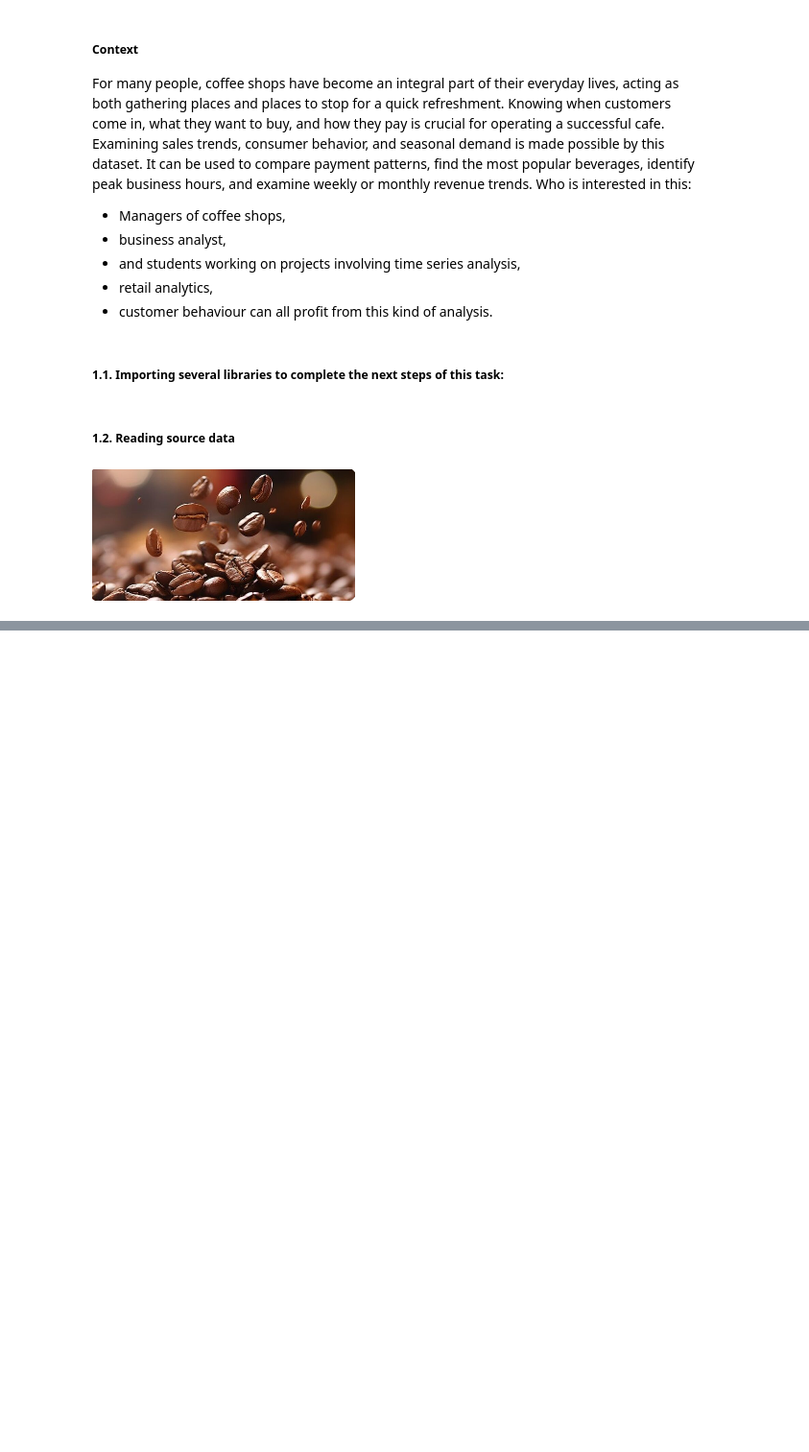
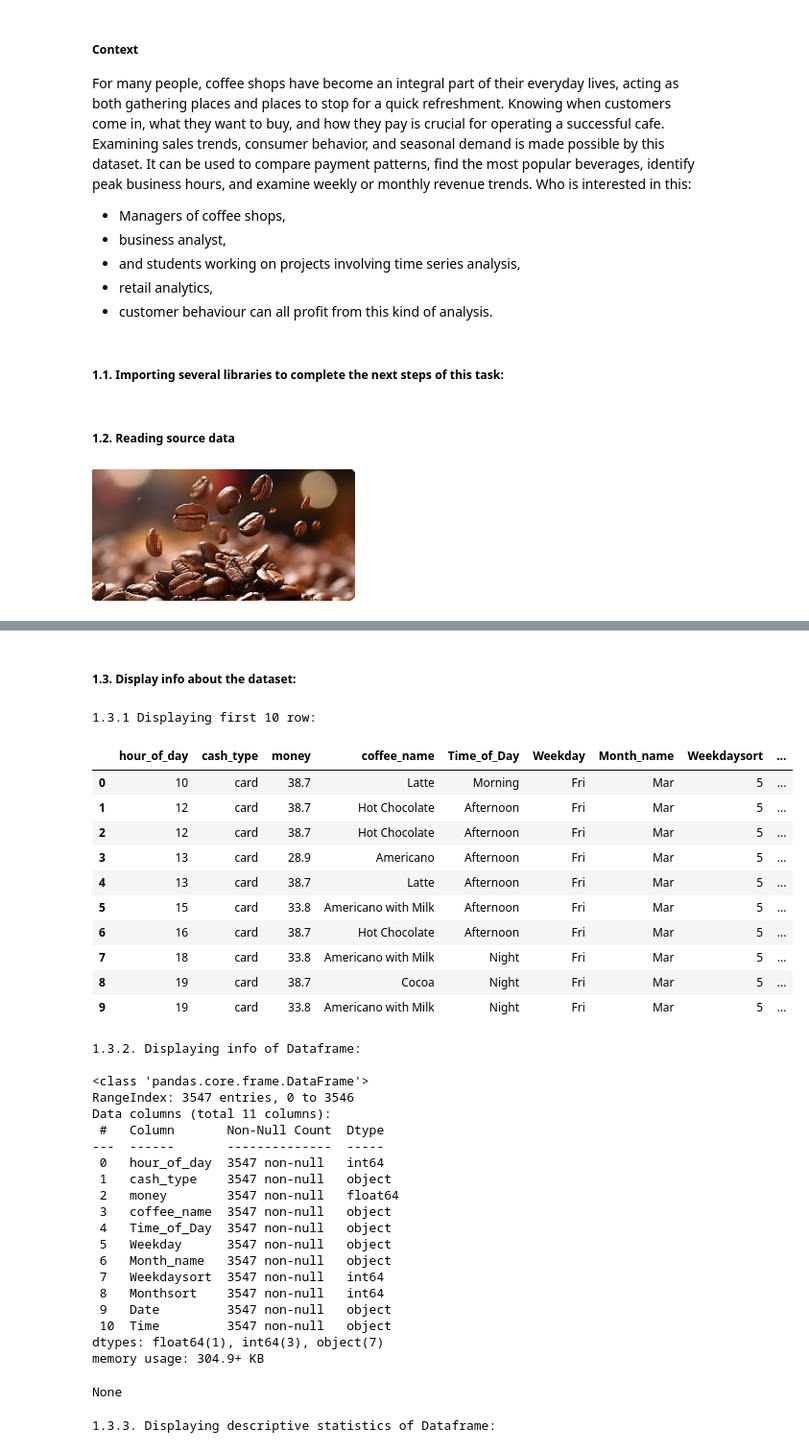
Before and after one commit to vig202204/Data_Analytics_Python_Coffee_shop, a Jupyter notebook: Daily_coffee_operations_of_favorite_coffee_shops_v1.ipynb, the cells around one changed output, grey strips where cells are left out. Shown at 96% size. Drawn from its saved outputs; the diff is of its cells as text; code cells hidden in the pictures; blank space fills up the shorter version.

```diff
--- a/Daily_coffee_operations_of_favorite_coffee_shops_v1.ipynb
+++ b/Daily_coffee_operations_of_favorite_coffee_shops_v1.ipynb
@@ -44,0 +40,23 @@ df_coffee_shop = pd.read_csv('/kaggle/input/daily-coffee-transactions/Coffe_sale
+# %%
+local_or_kagglehub = True # True=local, False=KaggleHub
+
+if local_or_kagglehub:
+  import numpy as np
+  from google.colab import drive
+
+  # Make connection & mapping Google Drive for local use
+  drive.mount("/content/drive")
+  %pwd
+  # %ls
+  %cd /content/drive/MyDrive/MA/G_Colab/Kaggle Datasets/
+  %pwd
+  # %cd ../
+  %ls -AlsF
+  # import CSV file
+  df_coffee_shop = pd.read_csv("Coffe_sales.csv")
+else:
+  import kagglehub
+  # import CSV file
+  df_coffee_shop = pd.read_csv('/kaggle/input/daily-coffee-transactions/Coffe_sales.csv')
+
+print("\nFirst 5 records:\n", df_coffee_shop.head())
@@ -44,0 +84,57 @@ df_coffee_shop = pd.read_csv('/kaggle/input/daily-coffee-transactions/Coffe_sale
+# %% [markdown]
+
+##### 1.3. Display info about the dataset:
+# %%
+print("\n1.3.1 Displaying first 10 row:\n")
+display(df_coffee_shop.head(10))
+
+print("\n1.3.2. Displaying info of Dataframe:\n")
+display(df_coffee_shop.info())
+
+print(f"\n1.3.3. Displaying descriptive statistics of Dataframe:\n")
+display(df_coffee_shop.describe())
+
+# number of missing values in the columns
+print(f"\n1.3.4. Number of missing values in the columns:\n{df_coffee_shop.isna().sum()}")
+
+# share of missing values in columns
+print(f"\n1.3.5. Percentage of missing values in columns:\n{df_coffee_shop.isna().sum() / df_coffee_shop.shape[0] * 100}")
+
+# print("\nDisplaying frequency of distinct row in the Dataframe:\n")
+# display(df_coffee_shop['Weekdaysort'].value_counts())
+# display(df_coffee_shop['Monthsort'].value_counts())
+# %% [output]
+1.3.1 Displaying first 10 row:
+|  | hour_of_day | cash_type | money | coffee_name | Time_of_Day | Weekday | Month_name | Weekdaysort | ... |
+| 0 | 10 | card | 38.7 | Latte | Morning | Fri | Mar | 5 | ... |
+| 1 | 12 | card | 38.7 | Hot Chocolate | Afternoon | Fri | Mar | 5 | ... |
+| 2 | 12 | card | 38.7 | Hot Chocolate | Afternoon | Fri | Mar | 5 | ... |
+| 3 | 13 | card | 28.9 | Americano | Afternoon | Fri | Mar | 5 | ... |
+| 4 | 13 | card | 38.7 | Latte | Afternoon | Fri | Mar | 5 | ... |
+| 5 | 15 | card | 33.8 | Americano with Milk | Afternoon | Fri | Mar | 5 | ... |
+| 6 | 16 | card | 38.7 | Hot Chocolate | Afternoon | Fri | Mar | 5 | ... |
+| 7 | 18 | card | 33.8 | Americano with Milk | Night | Fri | Mar | 5 | ... |
+| 8 | 19 | card | 38.7 | Cocoa | Night | Fri | Mar | 5 | ... |
+| 9 | 19 | card | 33.8 | Americano with Milk | Night | Fri | Mar | 5 | ... |
+1.3.2. Displaying info of Dataframe:
+
+<class 'pandas.core.frame.DataFrame'>
+RangeIndex: 3547 entries, 0 to 3546
+Data columns (total 11 columns):
+ #   Column       Non-Null Count  Dtype
+---  ------       --------------  -----
+ 0   hour_of_day  3547 non-null   int64
+ 1   cash_type    3547 non-null   object
+ 2   money        3547 non-null   float64
+ 3   coffee_name  3547 non-null   object
+ 4   Time_of_Day  3547 non-null   object
+ 5   Weekday      3547 non-null   object
+ 6   Month_name   3547 non-null   object
+ 7   Weekdaysort  3547 non-null   int64
+ 8   Monthsort    3547 non-null   int64
+ 9   Date         3547 non-null   object
+ 10  Time         3547 non-null   object
+dtypes: float64(1), int64(3), object(7)
+memory usage: 304.9+ KB
+None
+1.3.3. Displaying descriptive statistics of Dataframe:
```
Also changed, not shown: parts of 9 cells of this notebook.
